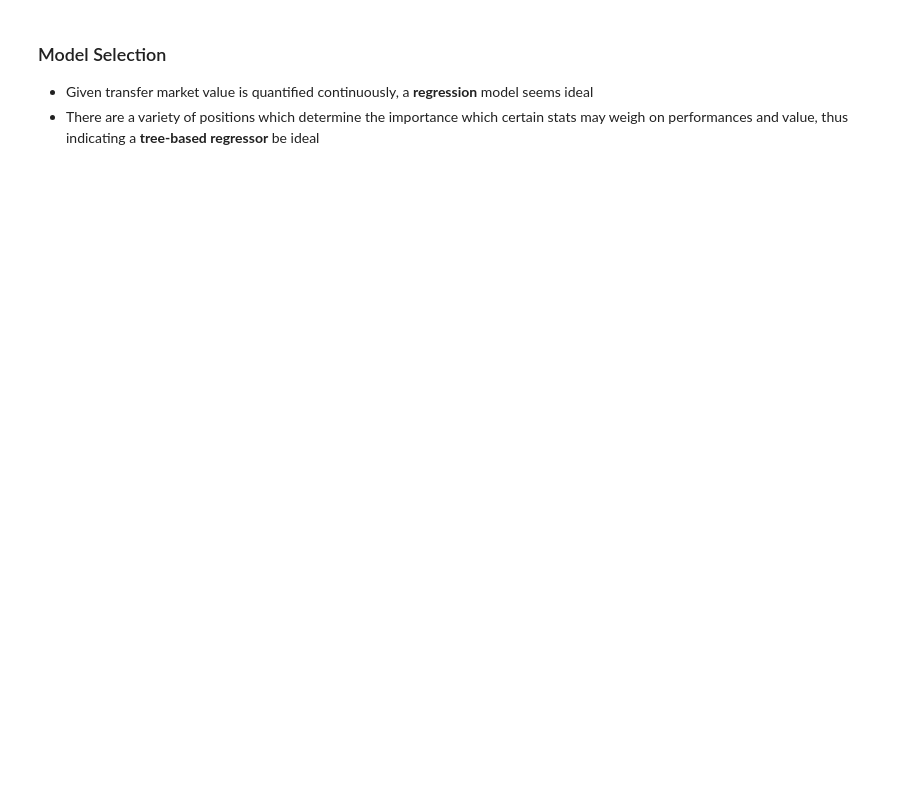
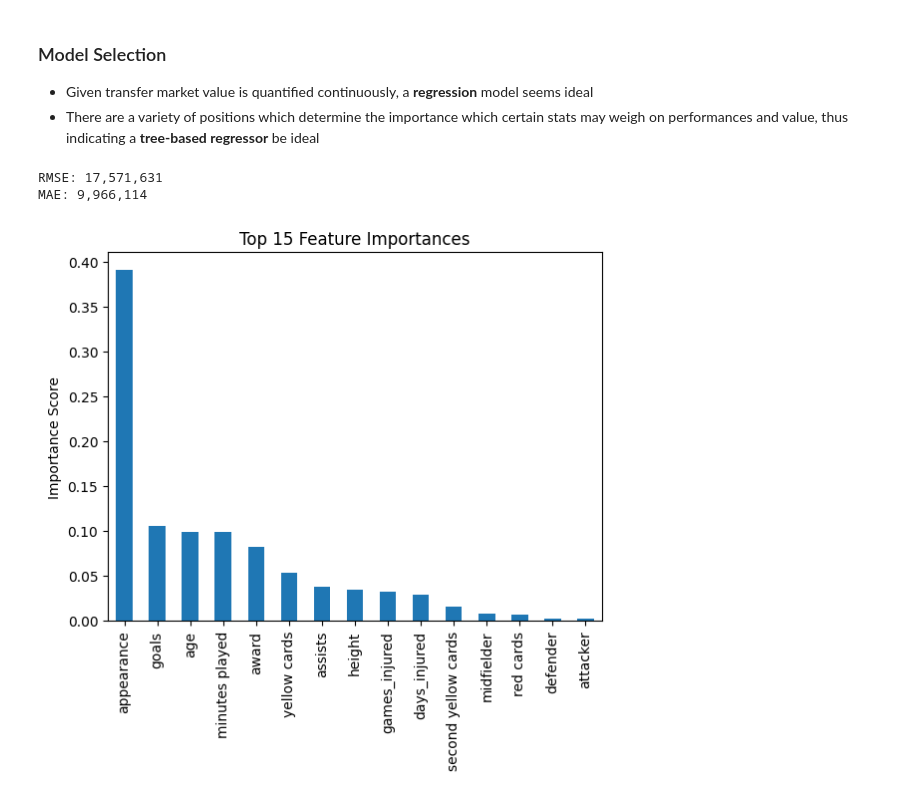
Before and after one commit to ishanvepa/predicting-soccer-player-transfer-value, a Jupyter notebook: notebook/predicting_soccer_player_transfer_value_nb.ipynb, the cells around one changed output. Saved outputs shown, nothing was run; the diff lists cells and outputs as text; code cells hidden in the pictures; blank space fills up the shorter version.

Commit message:
random forest regressor trained and predicted

```diff
--- a/notebook/predicting_soccer_player_transfer_value_nb.ipynb
+++ b/notebook/predicting_soccer_player_transfer_value_nb.ipynb
@@ -64,8 +66,11 @@ df.head()
 features = []
 
 for ft in df.columns.tolist():
-    if(ft not in ['name', 'team']):
+    if(ft not in ['name', 'team', 'winger', 'position']):
         features.append(ft)
-print(features)
-# df_features = df.loc[features]
+
+df = df.loc[:, features]
+df = df.loc[df['league'] == 'Premier League', :]
+df = df.drop(columns=['league', 'highest_value'])
+df.head()
 # %% [output]
@@ -74,3 +103,44 @@ print(features)
 ### Model Selection
 - Given transfer market value is quantified continuously, a **regression** model seems ideal
 - There are a variety of positions which determine the importance which certain stats may weigh on performances and value, thus indicating a **tree-based regressor** be ideal
+# %%
+from sklearn.ensemble import RandomForestRegressor
+from sklearn.model_selection import train_test_split
+from sklearn.metrics import root_mean_squared_error, mean_absolute_error
+import matplotlib.pyplot as plt
+
+X = df.drop(columns=["current_value"])
+y = df["current_value"]
+
+X_train, X_test, y_train, y_test = train_test_split(X, y, test_size=0.2, random_state=42)
+
+rf = RandomForestRegressor(
+    # n_estimators=100,
+    # min_samples_split=5,
+    random_state=42,
+    n_jobs=-1
+)
+
+rf.fit(X_train, y_train)
+
+y_pred = rf.predict(X_test)
+rmse = root_mean_squared_error(y_test, y_pred)
+mae = mean_absolute_error(y_test, y_pred)
+
+print(f"RMSE: {rmse:,.0f}")
+print(f"MAE: {mae:,.0f}")
+# %% [output]
+RMSE: 17,571,631
+MAE: 9,966,114
+# %%
+importances = rf.feature_importances_
+feature_names = X_train.columns
+
+feat_imp = pd.Series(importances, index=feature_names).sort_values(ascending=False)
+
+feat_imp.head(15).plot(kind="bar")
+plt.title("Top 15 Feature Importances")
+plt.ylabel("Importance Score")
+plt.show()
+# %% [output]
+[figure, added]
```
Also changed, not shown: parts of 3 cells of this notebook.
